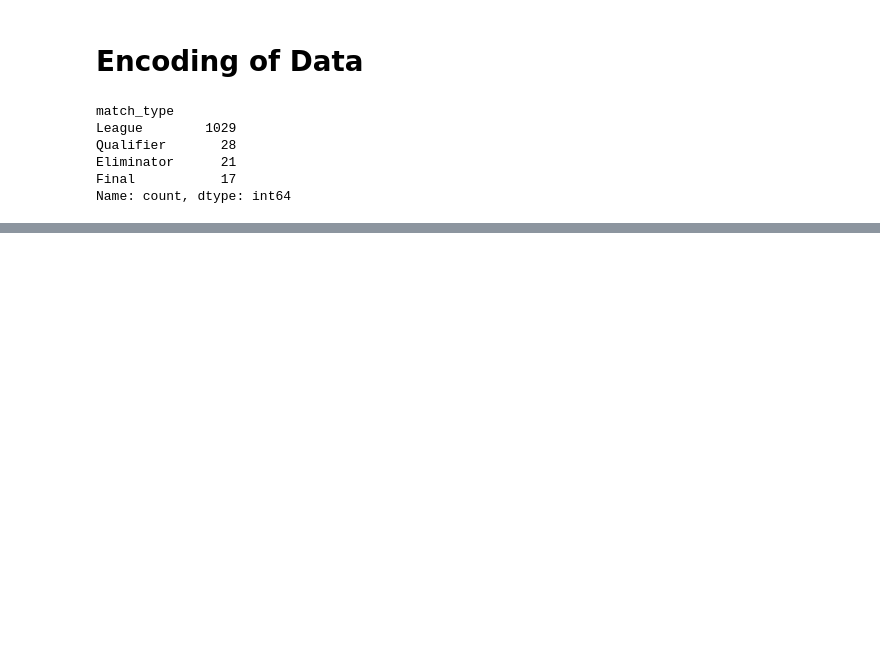
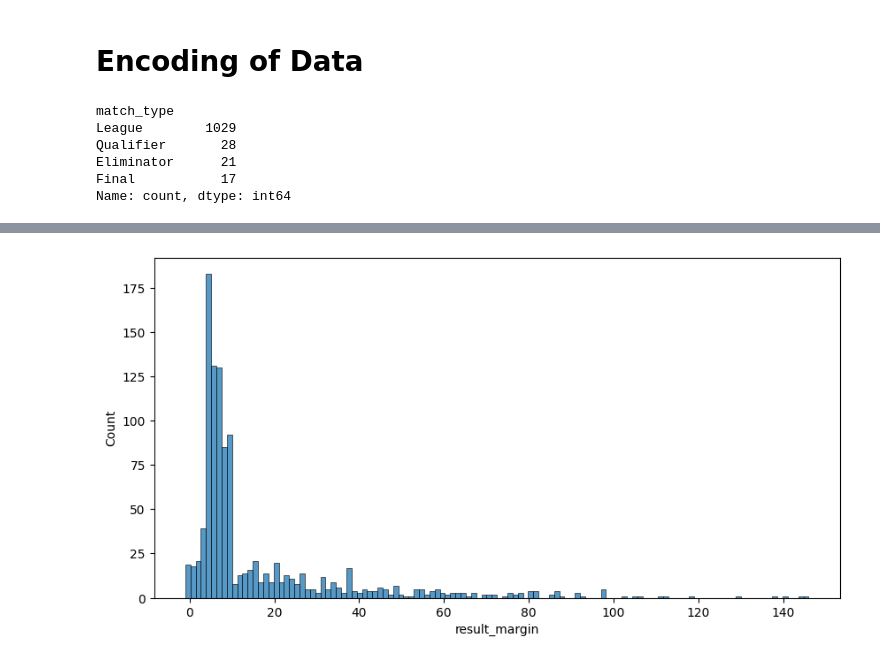
Before and after one commit to prititaliya/IPL-ML, a Jupyter notebook: ipl.ipynb, the cells around one changed output, grey strips where cells are left out. Saved outputs shown, nothing was run; the diff lists cells and outputs as text; code cells hidden in the pictures; blank space fills up the shorter version.

```diff
--- a/ipl.ipynb
+++ b/ipl.ipynb
@@ -6,7 +6,7 @@ import numpy as np
 import matplotlib.pyplot as plt
 import seaborn as sns
 # %%
-matches=pd.read_csv('matches.csv')
+matches=pd.read_csv('matches_cleaned.csv')
 deliveries=pd.read_csv('deliveries.csv')
 # %%
 matches.sample(5)
@@ -202,5 +249,9 @@ columnTransformer=ColumnTransformer([('match_type',match_type_encoder,['match_ty
 # %%
-matches.drop(columns=['3rd Place Play-Off'],inplace=True)
+matches.drop(columns=['player_of_match'],inplace=True)
+# %%
+matches.drop(columns=['season'],inplace=True)
+# %%
+matches.drop(columns=['date'],inplace=True)
 # %%
 matches
 # %% [output]
@@ -219,0 +271,6 @@ matches
+# %%
+plt.figure(figsize=(10,5))
+sns.histplot(matches['result_margin'],bins=120)
+plt.show()
+# %% [output]
+[figure, added]
```
Also changed, not shown: parts of 10 cells of this notebook, 2 other files.
